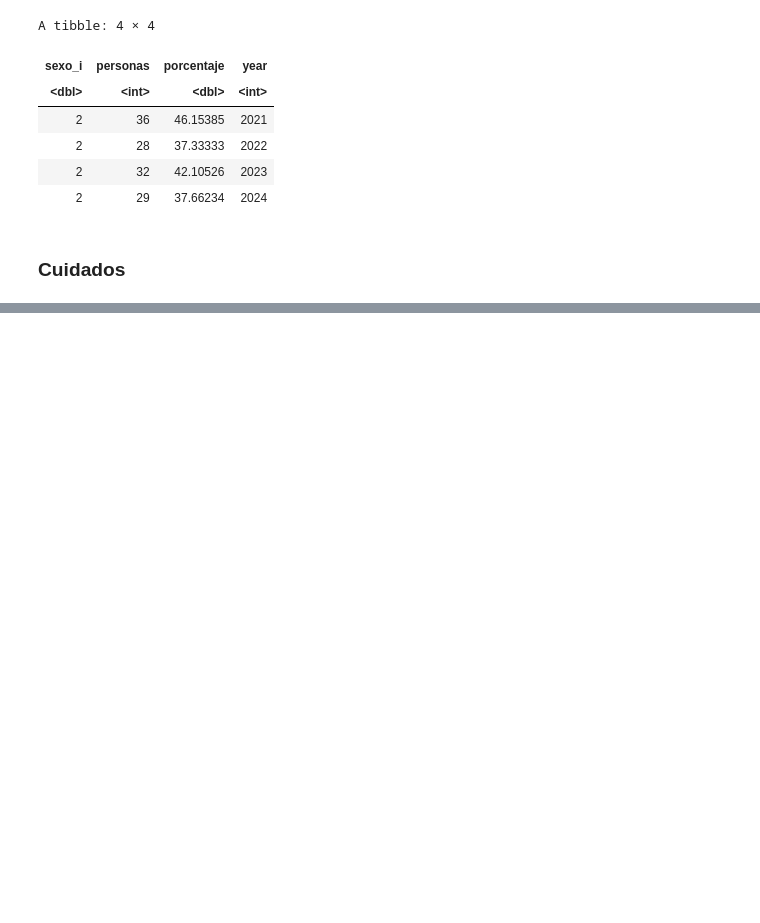
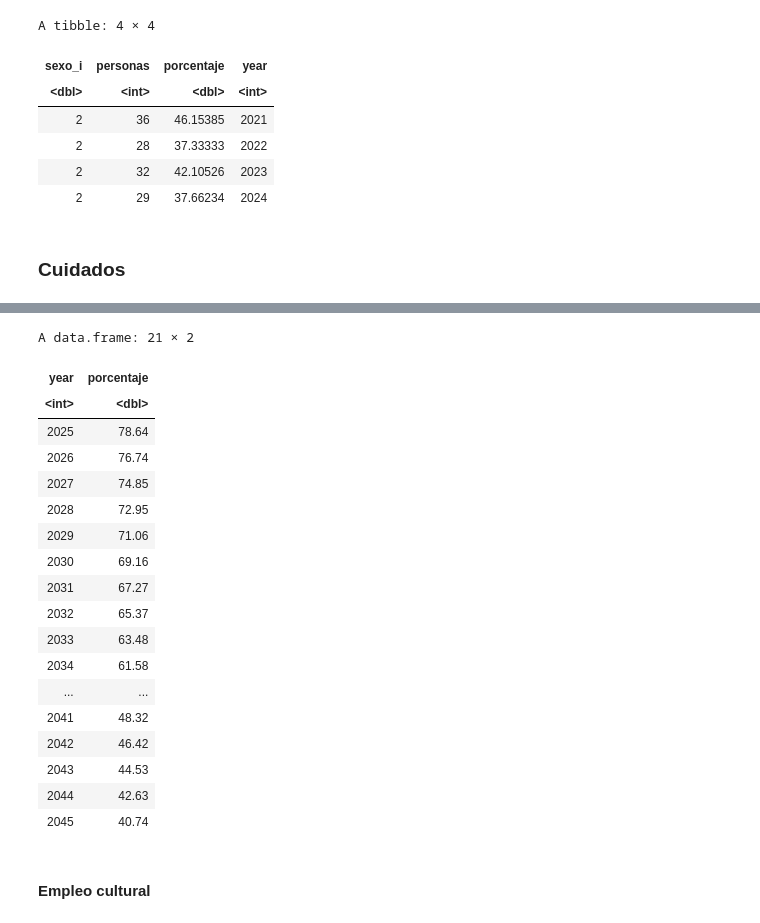
Before and after one commit to cpyp-ipdp/pgd_cdmx, a Jupyter notebook: indicadores/mujeres/indicadores_mujeres_pgd.ipynb, the cells around one changed output, grey strips where cells are left out. Cells and saved outputs as stored; diff of their text form; code cells hidden in the pictures; blank space fills up the shorter version.

```diff
--- a/indicadores/mujeres/indicadores_mujeres_pgd.ipynb
+++ b/indicadores/mujeres/indicadores_mujeres_pgd.ipynb
@@ -851,0 +1039,5 @@ A tibble: 5 × 5
+# %%
+#Modelo de regresión lineal
+
+modelo<-lm(porcentaje~year,data=tabla_inseg)
+summary(modelo)
@@ -851,0 +1062,28 @@ A tibble: 5 × 5
+# %%
+##Hacer las predicciones de 2025 a 2045
+predicciones<-data.frame(year=2025:2045)
+predicciones$porcentaje<-predict(modelo,newdata=predicciones)
+predicciones%>%
+    mutate(porcentaje=round(porcentaje,2))
+# %% [output]
+A data.frame: 21 × 2
+| year | porcentaje |
+| <int> | <dbl> |
+| 2025 | 78.64 |
+| 2026 | 76.74 |
+| 2027 | 74.85 |
+| 2028 | 72.95 |
+| 2029 | 71.06 |
+| 2030 | 69.16 |
+| 2031 | 67.27 |
+| 2032 | 65.37 |
+| 2033 | 63.48 |
+| 2034 | 61.58 |
+| ... | ... |
+| 2041 | 48.32 |
+| 2042 | 46.42 |
+| 2043 | 44.53 |
+| 2044 | 42.63 |
+| 2045 | 40.74 |
+# %% [markdown]
+#### Empleo cultural
```
Also changed, not shown: parts of 33 cells of this notebook.
